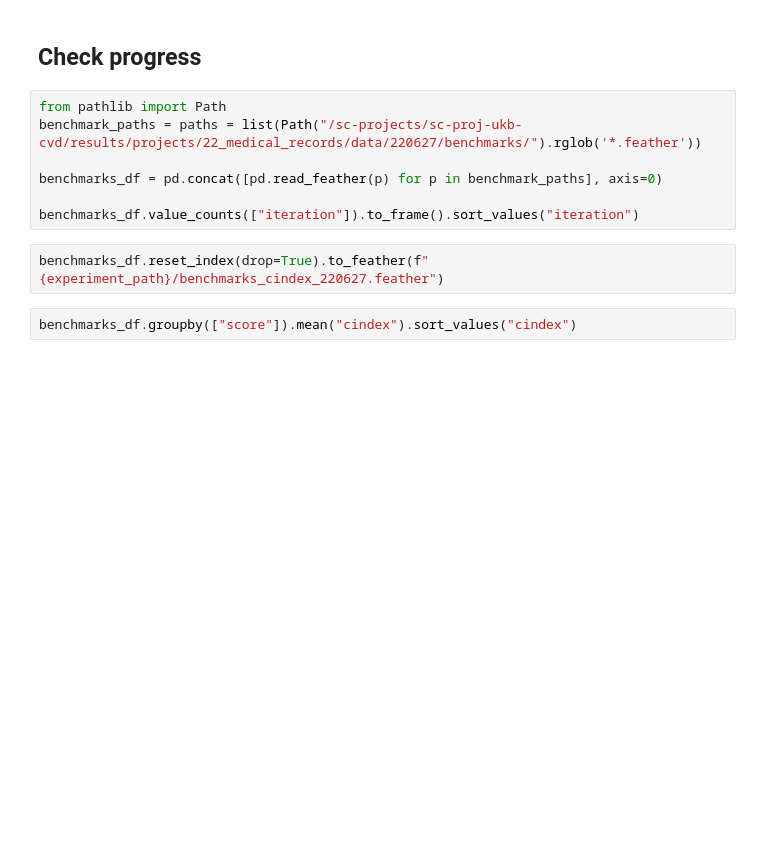
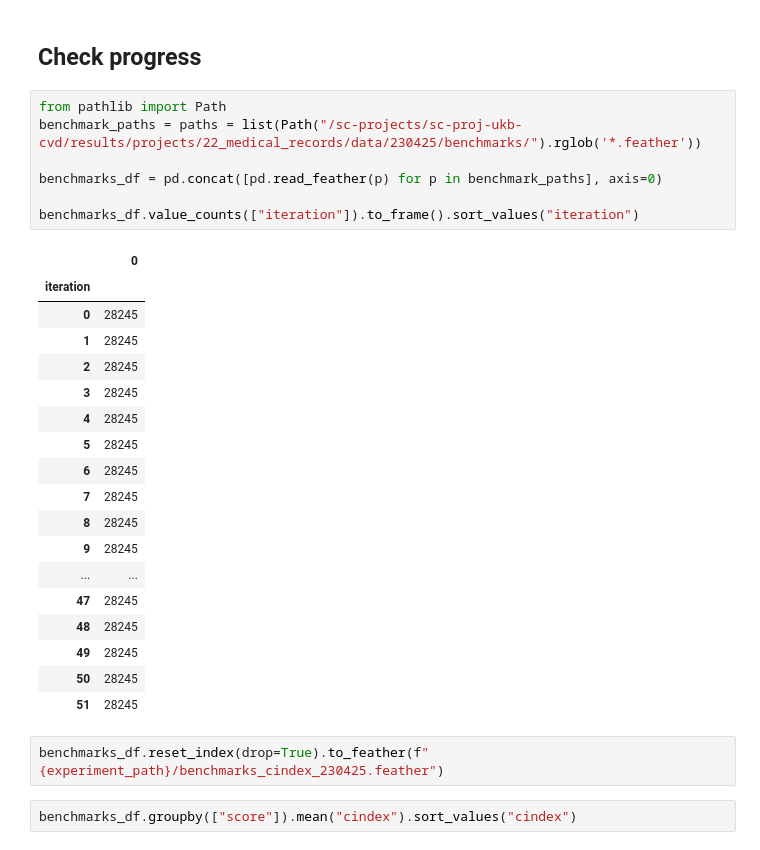
Before and after one commit to JakobSteinfeldt/MedicalHistoryPhenomeWide, a Jupyter notebook: 2_downstream_processing/10_benchmarks.ipynb, the cells around one changed output. Saved outputs shown, nothing was run; the diff lists cells and outputs as text; blank space fills up the shorter version.

```diff
--- a/2_downstream_processing/10_benchmarks.ipynb
+++ b/2_downstream_processing/10_benchmarks.ipynb
@@ -145,13 +174,32 @@ print(jobids)
 ## Check progress
 # %%
 from pathlib import Path
-benchmark_paths = paths = list(Path("/sc-projects/sc-proj-ukb-cvd/results/projects/22_medical_records/data/220627/benchmarks/").rglob('*.feather'))
+benchmark_paths = paths = list(Path("/sc-projects/sc-proj-ukb-cvd/results/projects/22_medical_records/data/230425/benchmarks/").rglob('*.feather'))
 
 benchmarks_df = pd.concat([pd.read_feather(p) for p in benchmark_paths], axis=0)
 
 benchmarks_df.value_counts(["iteration"]).to_frame().sort_values("iteration")
+# %% [output]
+|  | 0 |
+| iteration |  |
+| 0 | 28245 |
+| 1 | 28245 |
+| 2 | 28245 |
+| 3 | 28245 |
+| 4 | 28245 |
+| 5 | 28245 |
+| 6 | 28245 |
+| 7 | 28245 |
+| 8 | 28245 |
+| 9 | 28245 |
+| ... | ... |
+| 47 | 28245 |
+| 48 | 28245 |
+| 49 | 28245 |
+| 50 | 28245 |
+| 51 | 28245 |
 # %%
-benchmarks_df.reset_index(drop=True).to_feather(f"{experiment_path}/benchmarks_cindex_220627.feather")
+benchmarks_df.reset_index(drop=True).to_feather(f"{experiment_path}/benchmarks_cindex_230425.feather")
 # %%
 benchmarks_df.groupby(["score"]).mean("cindex").sort_values("cindex")
 # %%
```
Also changed, not shown: parts of 7 cells of this notebook, 8 other files.
